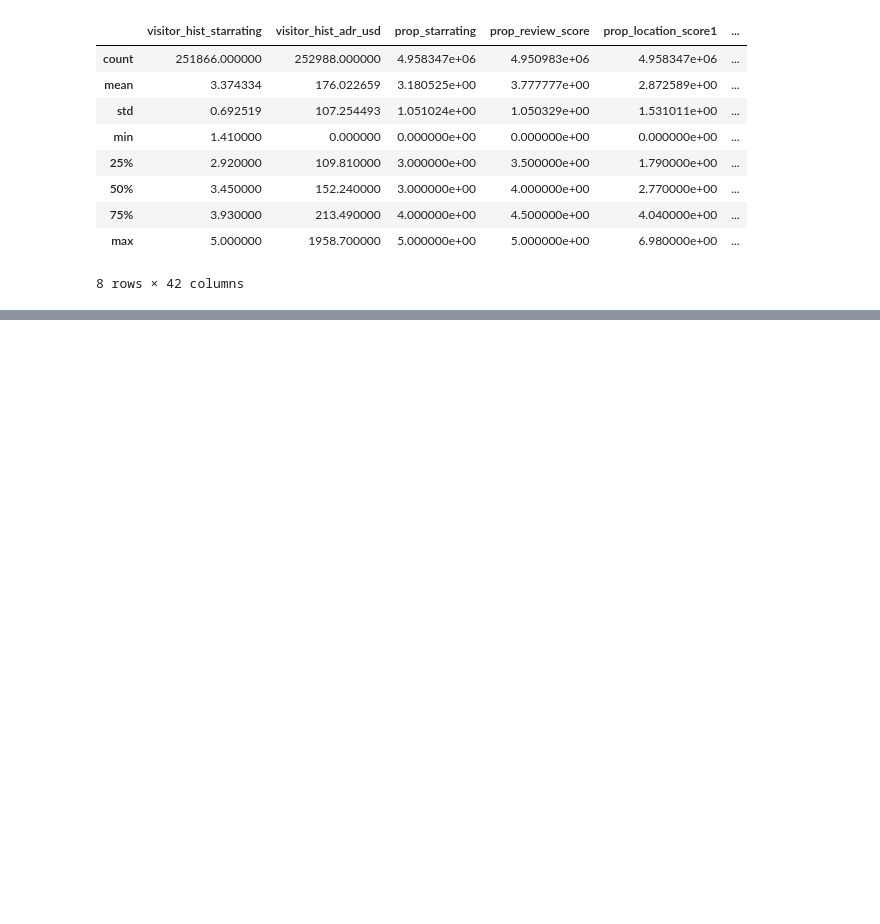
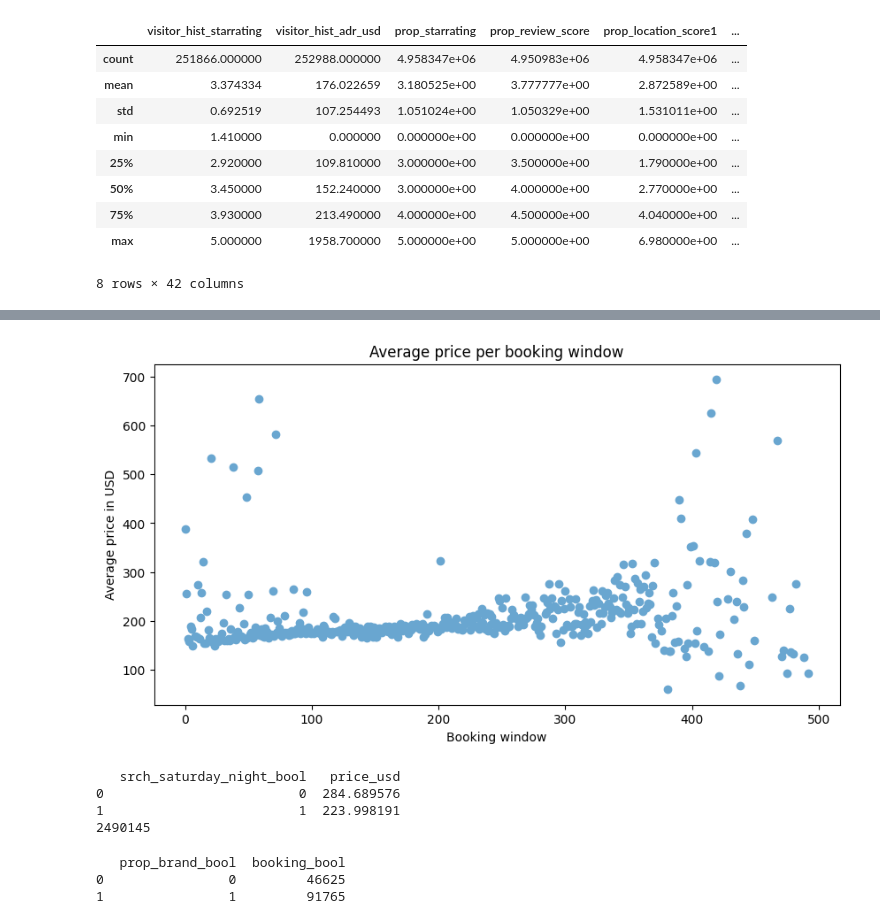
Before and after one commit to damla-jpg/data-mining-2, a Jupyter notebook: data_exploration.ipynb, the cells around one changed output, grey strips where cells are left out. Drawn from its saved outputs; the diff is of its cells as text; code cells hidden in the pictures; blank space fills up the shorter version.

```diff
--- a/data_exploration.ipynb
+++ b/data_exploration.ipynb
@@ -93,0 +202,38 @@ columns_worth_plotting = ["visitor_hist_starrating", ]
+# %%
+temp = train_df[['srch_booking_window', 'price_usd']]
+
+# plot the average price per booking window
+avg_price_per_booking_window = temp.groupby('srch_booking_window')
+avg_price_per_booking_window = avg_price_per_booking_window['price_usd'].mean().reset_index()
+
+# eliminate the outliers
+avg_price_per_booking_window = avg_price_per_booking_window[avg_price_per_booking_window['price_usd'] < 1000]
+
+plt.figure(figsize=(10, 5))
+plt.scatter(x='srch_booking_window', y='price_usd', data=avg_price_per_booking_window, color=colors[1])
+plt.ylabel('Average price in USD')
+plt.xlabel('Booking window')
+plt.title('Average price per booking window')
+plt.show()
+# %% [output]
+[figure, added]
+# %%
+# check if weekends are more expensive than weekdays
+avg_price_per_weekend = train_df[['srch_saturday_night_bool', 'price_usd']].groupby('srch_saturday_night_bool')['price_usd'].mean().reset_index()
+print(avg_price_per_weekend)
+
+#number of bookings per weekend
+print(len(train_df[train_df["srch_saturday_night_bool"] == 1]))
+# %% [output]
+   srch_saturday_night_bool   price_usd
+0                         0  284.689576
+1                         1  223.998191
+2490145
+# %%
+# check if chain hotels are booked more than independent hotels
+book_difference_chain = train_df[['prop_brand_bool', 'booking_bool']].groupby('prop_brand_bool')['booking_bool'].sum().reset_index()
+print(book_difference_chain)
+# %% [output]
+   prop_brand_bool  booking_bool
+0                0         46625
+1                1         91765
```
Also changed, not shown: parts of 11 cells of this notebook, 2 other files.
